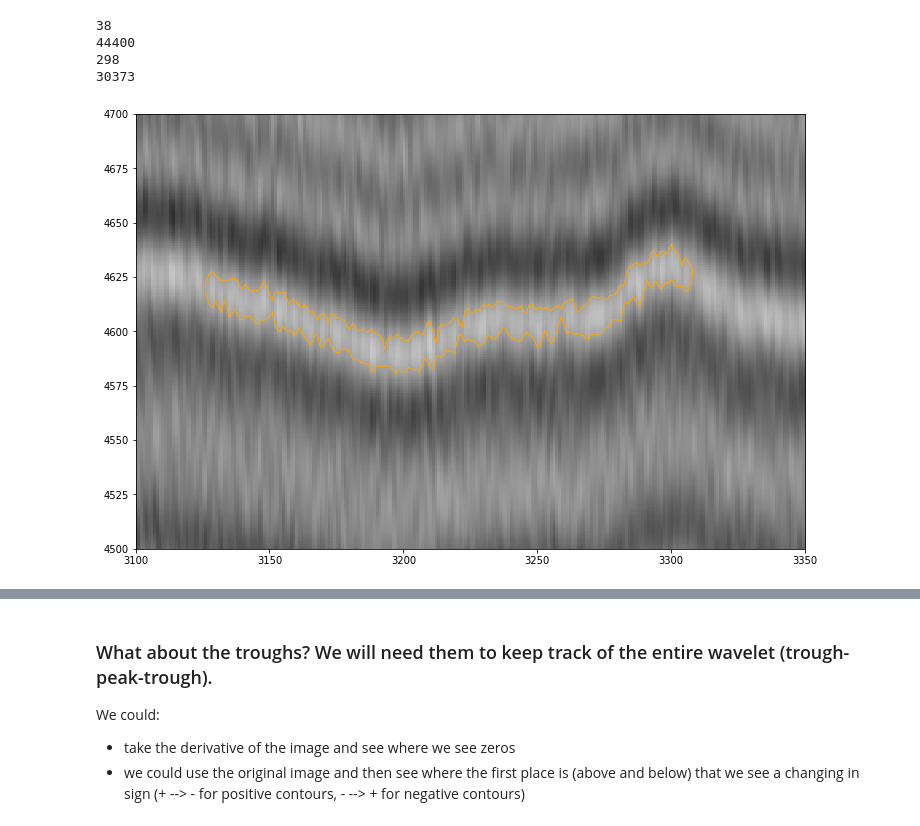
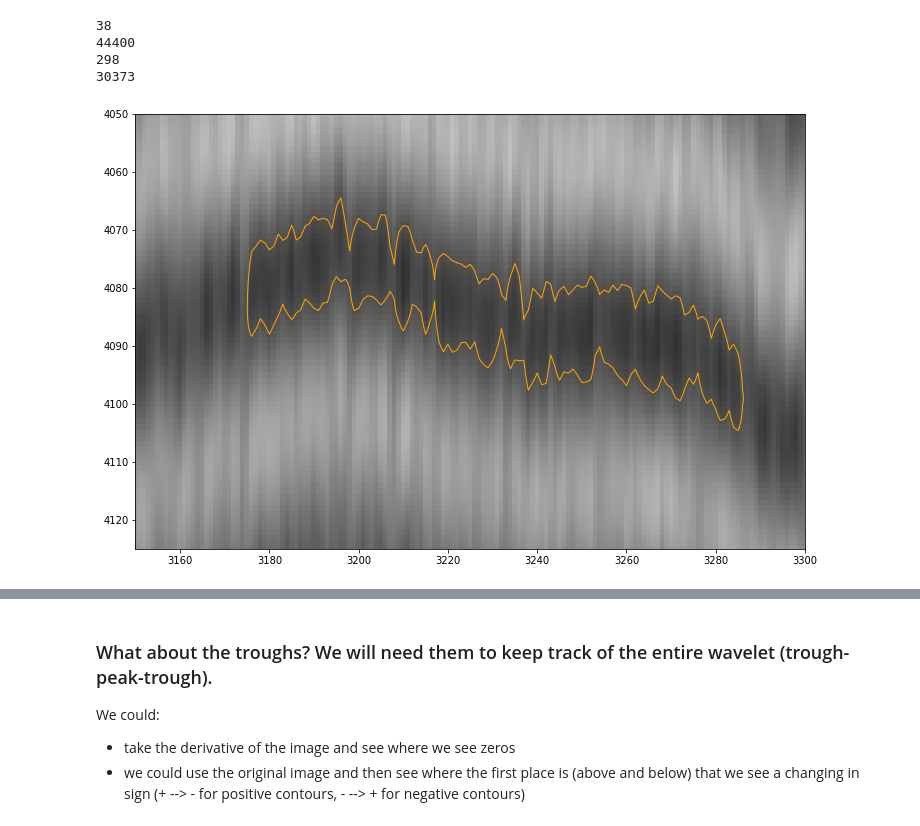
Before and after one commit to Jakidxav/ImpDAR_tutorials, a Jupyter notebook: autopicker/contour_troughs_negative.ipynb, the cells around one changed output, grey strips where cells are left out. Drawn from its saved outputs; the diff is of its cells as text; code cells hidden in the pictures.

```diff
--- a/autopicker/contour_troughs.ipynb
+++ b/autopicker/contour_troughs_negative.ipynb
@@ -26,8 +26,8 @@ from skimage.filters import gaussian
 from impdar import *
 # %%
 #files on disk
-green_image = './contour_data/nline5.png'
-green_mat = 'nline5_migtk_cropped.mat'
+green_image = '../images/nline5.png'
+green_mat = '../data/nline5_migtk_cropped.mat'
 
 #load in data
 dat = io.loadmat(green_mat)
@@ -102,8 +102,8 @@ long_contours_neg = list(np.where(np.array(c_length_neg) > 500)[0])
 30373
 # %%
 #isolate some contours
-last_long_idx = long_contours_pos[-30:]
-last_long_contours = [pos[idx] for idx in last_long_idx]
+last_long_idx = long_contours_neg[-30:]
+last_long_contours = [neg[idx] for idx in last_long_idx]
 # %%
 z = 1
 argx1 = np.argmin(last_long_contours[z][:, 1])
@@ -111,18 +111,16 @@ argx2 = np.argmax(last_long_contours[z][:, 1])
 # %%
 %matplotlib inline
 fig, ax = plt.subplots(figsize=(12, 8))
 p = ax.imshow(data, cmap='gray', aspect='auto', vmin=mini, vmax=maxi, interpolation='nearest')
 
 plt.plot(last_long_contours[z][:, 1], last_long_contours[z][:, 0], color='orange', linewidth=1)
 
-plt.xlim([3100, 3350])
-plt.ylim([4500, 4700])
-#plt.xlim([3100, 4100])
-#plt.ylim([6300, 5900])
+plt.xlim([3150, 3300])
+plt.ylim([4125, 4050])
 
 plt.show()
 # %% [output]
-[figure, old version]
+[figure, new version]
 # %%
 uniquex = (list(set([int(x) for x in last_long_contours[z][:, 1]])))
 # %%
```
Also changed, not shown: parts of 7 cells of this notebook, 3 other files.
